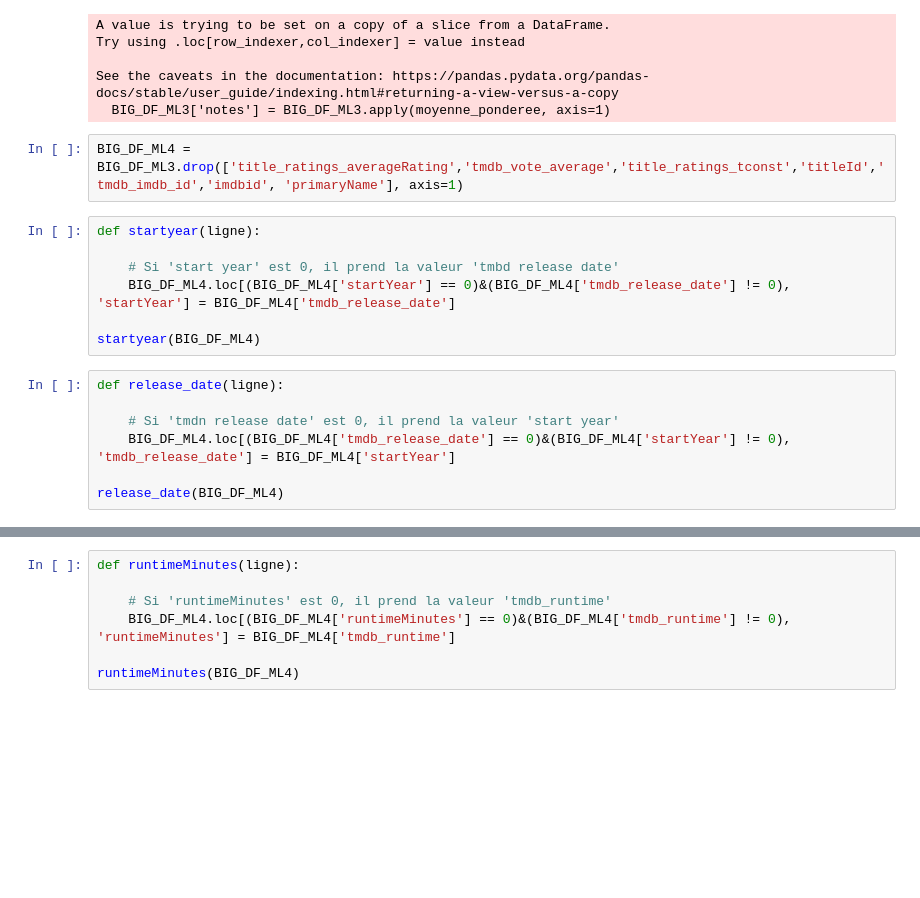
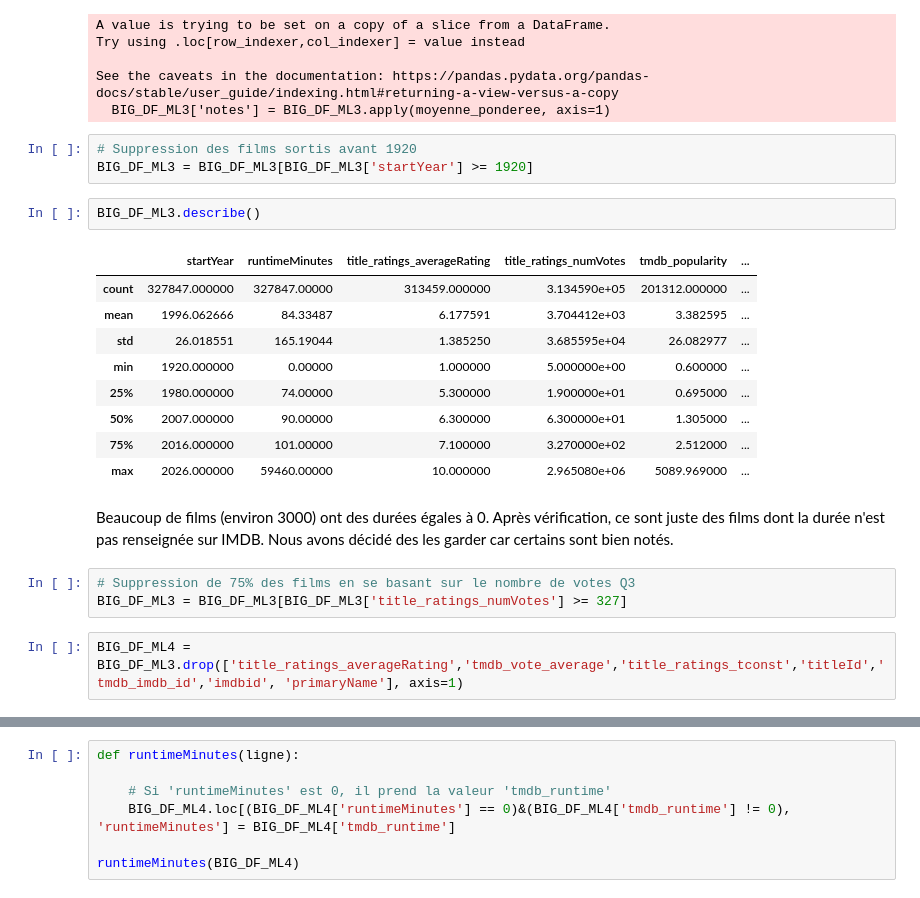
Before and after one commit to jpvt-data/AlgoCinema, a Jupyter notebook: machine learning/BIG_DF_ML.ipynb, the cells around one changed output, grey strips where cells are left out. Drawn from its saved outputs; the diff is of its cells as text; blank space fills up the shorter version.

```diff
--- a/machine learning/BIG_DF_ML.ipynb
+++ b/machine learning/BIG_DF_ML.ipynb
@@ -125,19 +103,25 @@ Try using .loc[row_indexer,col_indexer] = value instead
 
 See the caveats in the documentation: https://pandas.pydata.org/pandas-docs/stable/user_guide/indexing.html#returning-a-view-versus-a-copy
   BIG_DF_ML3['notes'] = BIG_DF_ML3.apply(moyenne_ponderee, axis=1)
+# %%
+# Suppression des films sortis avant 1920
+BIG_DF_ML3 = BIG_DF_ML3[BIG_DF_ML3['startYear'] >= 1920]
+# %%
+BIG_DF_ML3.describe()
+# %% [output]
+|  | startYear | runtimeMinutes | title_ratings_averageRating | title_ratings_numVotes | tmdb_popularity | ... |
+| count | 327847.000000 | 327847.00000 | 313459.000000 | 3.134590e+05 | 201312.000000 | ... |
+| mean | 1996.062666 | 84.33487 | 6.177591 | 3.704412e+03 | 3.382595 | ... |
+| std | 26.018551 | 165.19044 | 1.385250 | 3.685595e+04 | 26.082977 | ... |
+| min | 1920.000000 | 0.00000 | 1.000000 | 5.000000e+00 | 0.600000 | ... |
+| 25% | 1980.000000 | 74.00000 | 5.300000 | 1.900000e+01 | 0.695000 | ... |
+| 50% | 2007.000000 | 90.00000 | 6.300000 | 6.300000e+01 | 1.305000 | ... |
+| 75% | 2016.000000 | 101.00000 | 7.100000 | 3.270000e+02 | 2.512000 | ... |
+| max | 2026.000000 | 59460.00000 | 10.000000 | 2.965080e+06 | 5089.969000 | ... |
+# %% [markdown]
+Beaucoup de films (environ 3000) ont des durées égales à 0. Après vérification, ce sont juste des films dont la durée n'est pas renseignée sur IMDB. Nous avons décidé des les garder car certains sont bien notés.
+# %%
+# Suppression de 75% des films en se basant sur le nombre de votes Q3
+BIG_DF_ML3 = BIG_DF_ML3[BIG_DF_ML3['title_ratings_numVotes'] >= 327]
 # %%
 BIG_DF_ML4 = BIG_DF_ML3.drop(['title_ratings_averageRating','tmdb_vote_average','title_ratings_tconst','titleId','tmdb_imdb_id','imdbid', 'primaryName'], axis=1)
-# %%
-def startyear(ligne):
-
-    # Si 'start year' est 0, il prend la valeur 'tmbd release date'
-    BIG_DF_ML4.loc[(BIG_DF_ML4['startYear'] == 0)&(BIG_DF_ML4['tmdb_release_date'] != 0), 'startYear'] = BIG_DF_ML4['tmdb_release_date']
-
-startyear(BIG_DF_ML4)
-# %%
-def release_date(ligne):
-
-    # Si 'tmdn release date' est 0, il prend la valeur 'start year'
-    BIG_DF_ML4.loc[(BIG_DF_ML4['tmdb_release_date'] == 0)&(BIG_DF_ML4['startYear'] != 0), 'tmdb_release_date'] = BIG_DF_ML4['startYear']
-
-release_date(BIG_DF_ML4)
```
Also changed, not shown: parts of 49 cells of this notebook, 3 other files.
